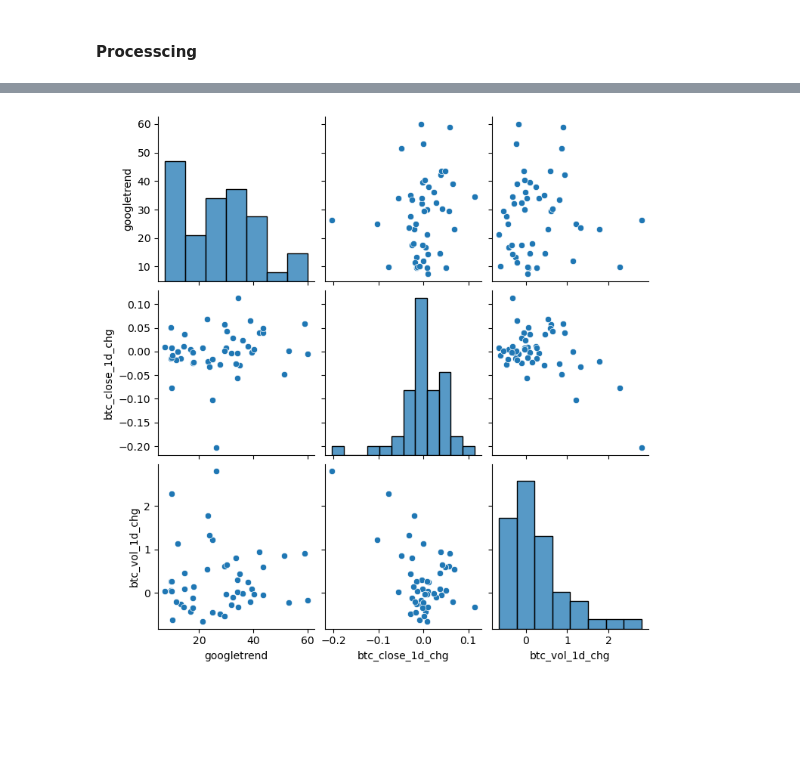
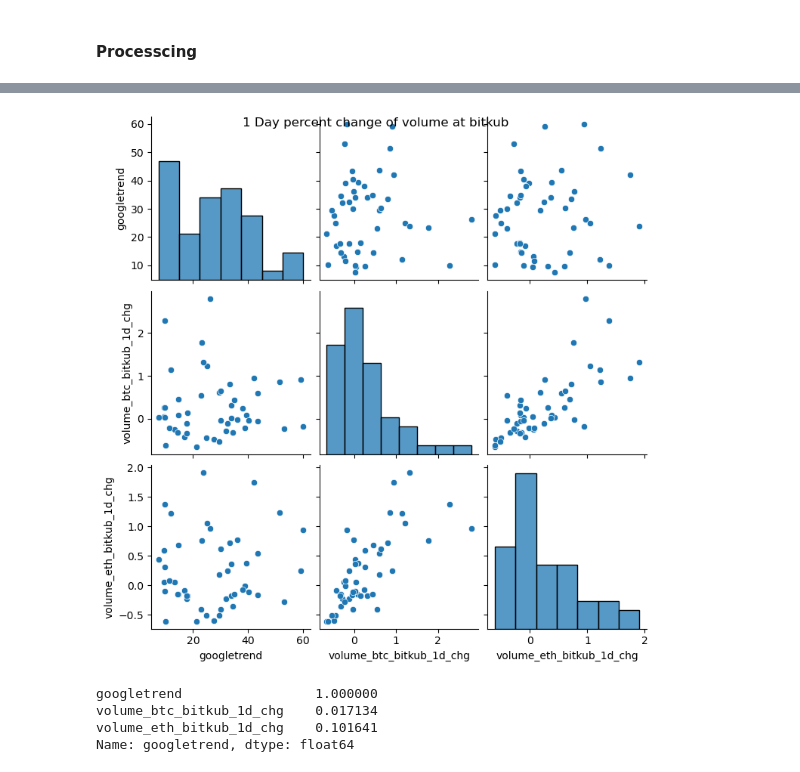
Before and after one commit to kimteespk/DADS5001_Miniproject_bitkub_googletrend, a Jupyter notebook: main_bitkub_googletrend.ipynb, the cells around one changed output, grey strips where cells are left out. Saved outputs shown, nothing was run; the diff lists cells and outputs as text; code cells hidden in the pictures; blank space fills up the shorter version.

Commit message:
plot

```diff
--- a/main_bitkub_googletrend.ipynb
+++ b/main_bitkub_googletrend.ipynb
@@ -528,6 +488,0 @@ df_joined['btc_close_1d_chg'] = df_joined['close_btc'].pct_change(1)
-# %%
-# shift back to the same google trend date
-df_joined['btc_close_1d_chg'] = df_joined['btc_close_1d_chg'].shift(-1)
-# %%
-df_joined['btc_vol_1d_chg'] = df_joined['volume_btc'].pct_change(1).shift(-1)
-##df_joined['btc_close_1d_chg'] = df_joined['btc_close_1d_chg'].shift(-1)
@@ -557,0 +489,15 @@ Value via calculate method : 0.0010444586844331448
+# %%
+# calculate % change per day
+all_col = df_joined_base.columns[1:]
+
+# calculate 1/3/7 days percent change and shift back to searched date
+for i in all_col:
+    print(i+'_1d_chg')
+    df_joined[i+'_1d_chg'] = df_joined[i].pct_change(1).shift(-1)
+    df_joined[i+'_1d_chg'] = df_joined[i+'_1d_chg']#.abs()
+
+    df_joined[i+'_3d_chg'] = df_joined[i].pct_change(3).shift(-3)#.abs()
+    df_joined[i+'_7d_chg'] = df_joined[i].pct_change(7).shift(-7)#.abs()
+df_joined
+#df_joined['btc_vol_1d_chg'] = df_joined['volume_btc'].pct_change(1).shift(-1)
+#df_joined['btc_close_1d_chg'] = df_joined['close_btc'].pct_change(1)
@@ -560,5 +564,5 @@ df_joined_searched = df_joined.loc[df_joined['googletrend'] != 0]
 # %%
-df_joined_searched = df_joined_searched[['googletrend', 'btc_close_1d_chg', 'btc_vol_1d_chg']]
+#df_joined_searched = df_joined_searched[['googletrend', 'volume_btc_binance_', 'btc_vol_1d_chg']]
 # %%
 
 # ! Outlier in btc vol change
@@ -570,5 +572,29 @@ plt.show()
-# %%
-sns.pairplot(df_joined_searched)
-plt.show()
-# %% [output]
-[figure, removed]
+# %%
+# เปรียบเทียบระหว่่าง %chg ของ Volume แบบ 1,3,7 วัน เทียบกับ Google trend เพื่อดูว่า แบบกี่วันมีนัยยะที่สุด
+
+pp = sns.pairplot(df_joined_searched[['googletrend', 'volume_btc_bitkub_1d_chg', 'volume_eth_bitkub_1d_chg']])
+pp.fig.suptitle('1 Day percent change of volume at bitkub')
+
+# pp2 = sns.pairplot(df_joined_searched[['googletrend', 'volume_btc_bitkub_3d_chg', 'volume_eth_bitkub_3d_chg']])
+# pp2.fig.suptitle('3 Day percent change of volume at bitkub')
+
+# pp3 = sns.pairplot(df_joined_searched[['googletrend', 'volume_btc_bitkub_7d_chg', 'volume_eth_bitkub_7d_chg']])
+# pp3.fig.suptitle('7 Day percent change of volume at bitkub')
+
+
+
+plt.show()
+# %% [output]
+[figure, added]
+# %%
+df_joined_searched[['googletrend', 'volume_btc_bitkub_1d_chg', 'volume_eth_bitkub_1d_chg']].corr().iloc[0]
+#df_joined_searched[['googletrend', 'volume_btc_binance_1d_chg', 'volume_eth_binance_1d_chg']].corr()
+#df_joined_searched[['googletrend', 'volume_btc_bitkub_3d_chg', 'volume_eth_bitkub_3d_chg']].corr()
+#df_joined_searched[['googletrend', 'volume_btc_bitkub_7d_chg', 'volume_eth_bitkub_7d_chg']].corr()
+
+# TODO plot corr
+# %% [output]
+googletrend                 1.000000
+volume_btc_bitkub_1d_chg    0.017134
+volume_eth_bitkub_1d_chg    0.101641
+Name: googletrend, dtype: float64
```
Also changed, not shown: parts of 33 cells of this notebook, 1 other file.
